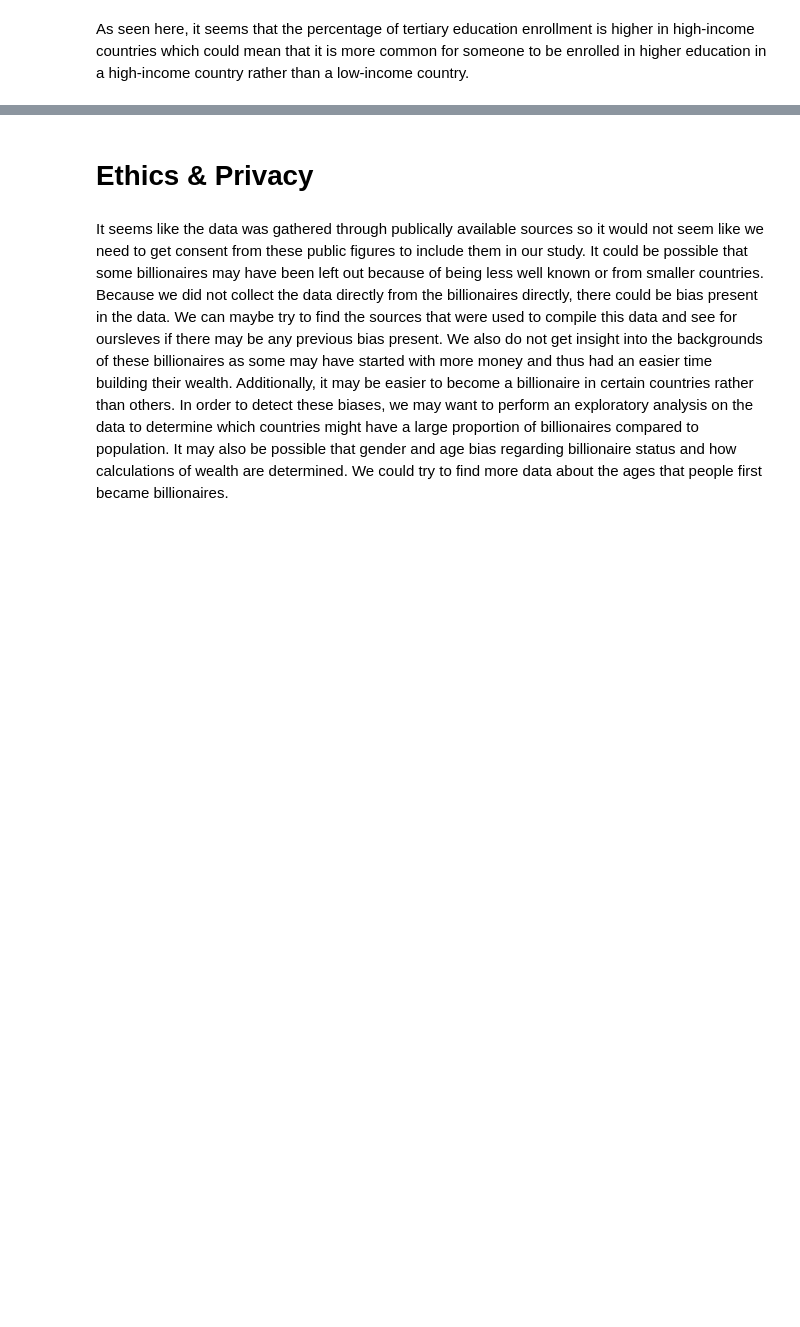
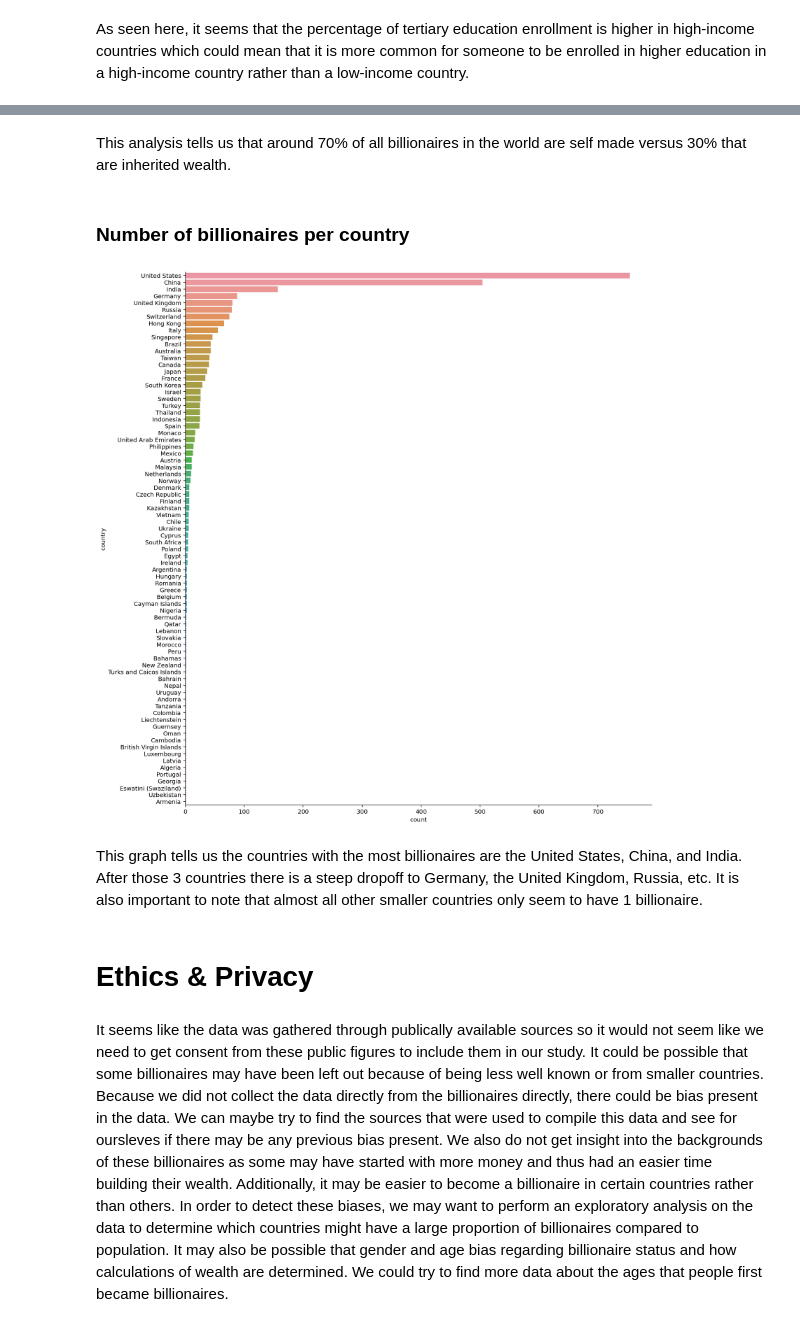
Before and after one commit to jteh188/Billionaires-Statistics-Data-Analysis, a Jupyter notebook: EDACheckpoint_Group026_WI24.ipynb, the cells around one changed output, grey strips where cells are left out. Cells and saved outputs as stored; diff of their text form; code cells hidden in the pictures; blank space fills up the shorter version.

```diff
--- a/EDACheckpoint_Group026_WI24.ipynb
+++ b/EDACheckpoint_Group026_WI24.ipynb
@@ -610,3 +631,18 @@ As seen here, it seems that the percentage of tertiary education enrollment is h
+# %% [markdown]
+This analysis tells us that around 70% of all billionaires in the world are self made versus 30% that are inherited wealth.
+# %% [markdown]
+### Number of billionaires per country
+# %%
+# Bar chart showing the number of billionaires per country
+
+billionaires_country = billionaires_dropped.country.value_counts().reset_index().rename(
+           columns={'index': 'country', 0: 'count'})
+plt2 = sns.catplot(kind = 'bar', data = billionaires_country, y = billionaires_country['country'],
+                   x = billionaires_country['count'], height = 13)
+# %% [output]
+[figure, added]
+# %% [markdown]
+This graph tells us the countries with the most billionaires are the United States, China, and India. After those 3 countries there is a steep dropoff to Germany, the United Kingdom, Russia, etc. It is also important to note that almost all other smaller countries only seem to have 1 billionaire.
 # %% [markdown]
 # Ethics & Privacy
 # %% [markdown]
```
Also changed, not shown: parts of 21 cells of this notebook.
